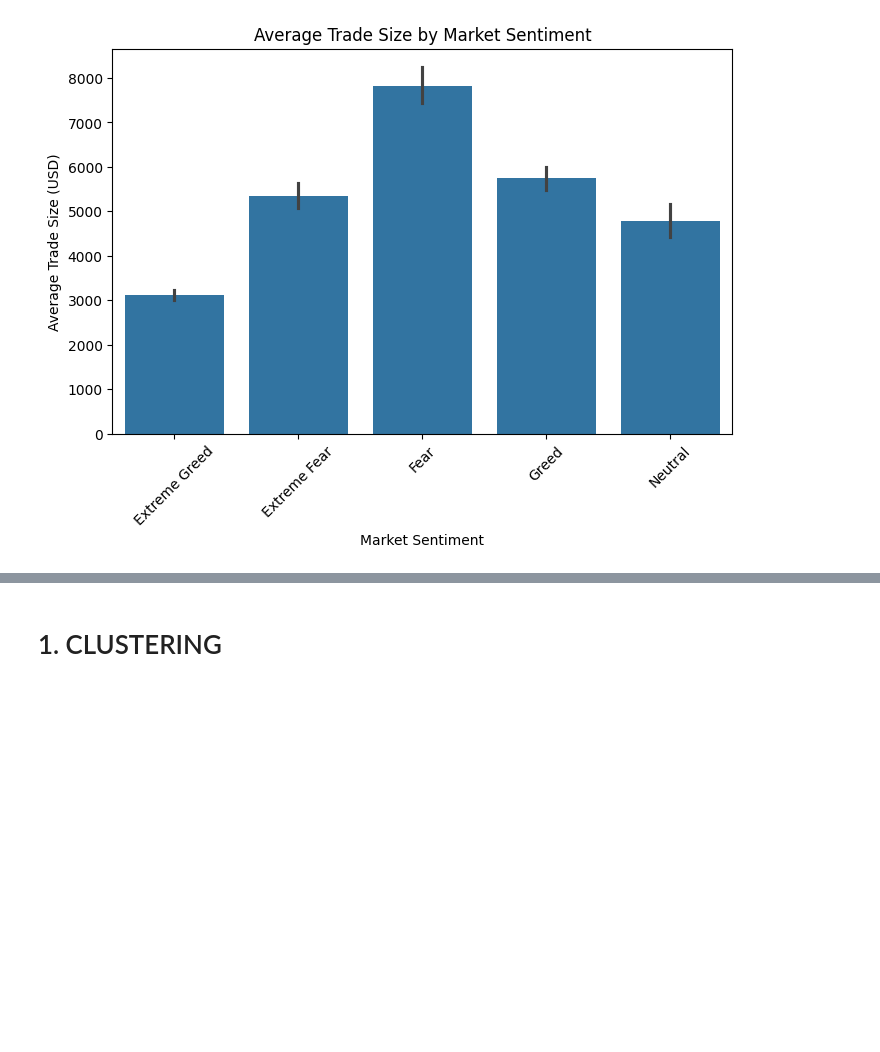
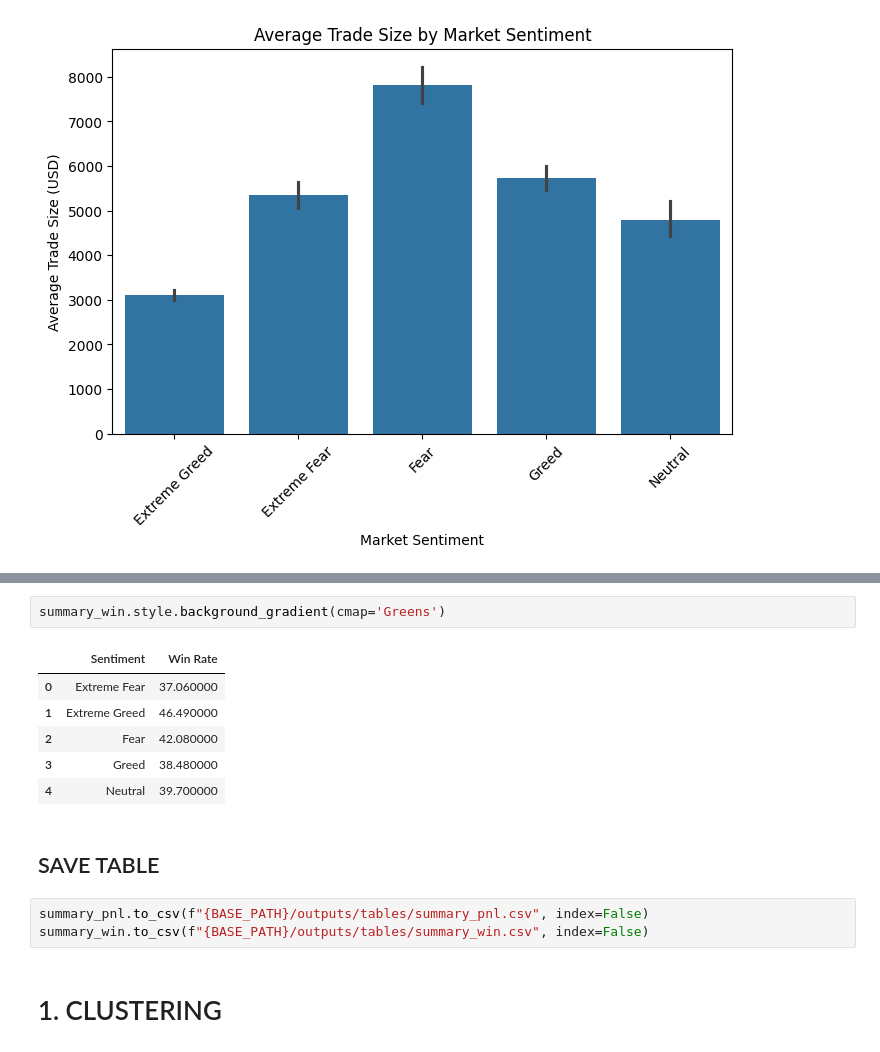
Before and after one commit to Yanshuptl18/trader-sentiment-analysis, a Jupyter notebook: notebooks/analysis.ipynb, the cells around one changed output, grey strips where cells are left out. Saved outputs shown, nothing was run; the diff lists cells and outputs as text; blank space fills up the shorter version.

```diff
--- a/notebooks/analysis.ipynb
+++ b/notebooks/analysis.ipynb
@@ -532,3 +577,17 @@ plt.show()
+# %%
+summary_win.style.background_gradient(cmap='Greens')
+# %% [output]
+|  | Sentiment | Win Rate |
+| 0 | Extreme Fear | 37.060000 |
+| 1 | Extreme Greed | 46.490000 |
+| 2 | Fear | 42.080000 |
+| 3 | Greed | 38.480000 |
+| 4 | Neutral | 39.700000 |
+# %% [markdown]
+## SAVE TABLE
+# %%
+summary_pnl.to_csv(f"{BASE_PATH}/outputs/tables/summary_pnl.csv", index=False)
+summary_win.to_csv(f"{BASE_PATH}/outputs/tables/summary_win.csv", index=False)
 # %% [markdown]
 # 1. CLUSTERING
 # %% [markdown]
```
Also changed, not shown: parts of 9 cells of this notebook, 3 other files.
